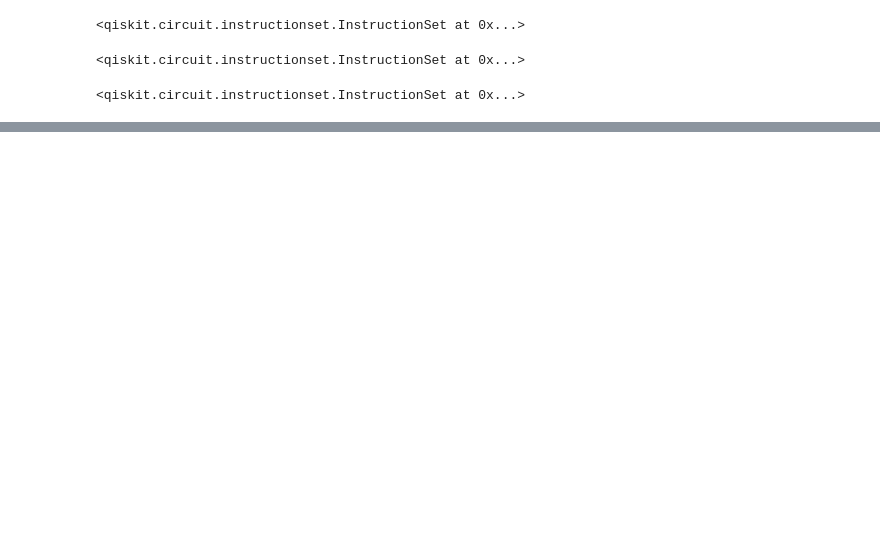
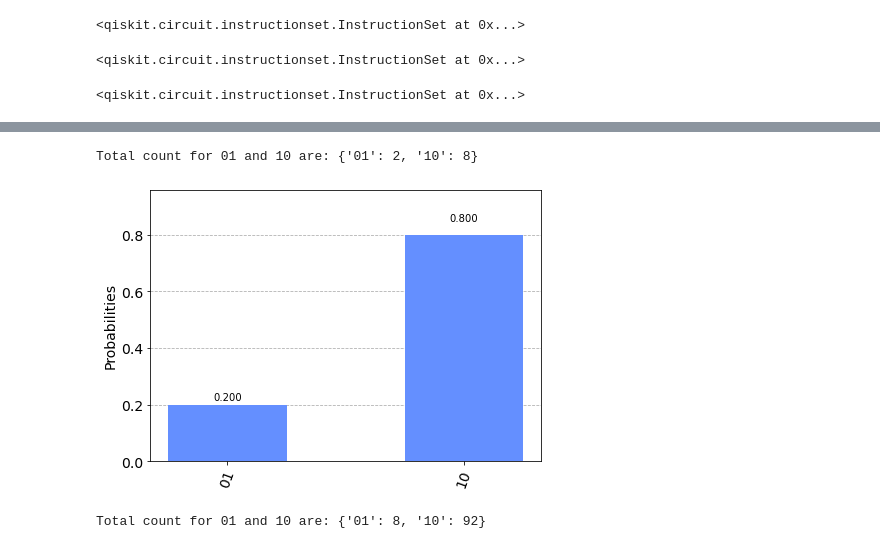
Before and after one commit to PRISHIta123/QOSF_Mentorship_Screening_Task2, a Jupyter notebook: QML_Screening.ipynb, the cells around one changed output, grey strips where cells are left out. Saved outputs shown, nothing was run; the diff lists cells and outputs as text; code cells hidden in the pictures; blank space fills up the shorter version.

```diff
--- a/QML_Screening.ipynb
+++ b/QML_Screening.ipynb
@@ -50,0 +73,31 @@ c5: 2/════════════════════════
+# %%
+#Checking for 10 measurements
+# Execute the circuit on the qasm simulator
+job = execute(circuit, simulator, shots=10)
+
+# Grab results from the job
+result = job.result()
+
+# Returns counts
+counts = result.get_counts(circuit)
+print("\nTotal count for 01 and 10 are:",counts)
+# %% [output]
+Total count for 01 and 10 are: {'01': 2, '10': 8}
+# %%
+#Histogram of probabilities for 01 and 10 in ten measurements
+plot_histogram(counts)
+# %% [output]
+[figure, added]
+# %%
+#Checking for 100 measurements
+# Execute the circuit on the qasm simulator
+job = execute(circuit, simulator, shots=100)
+
+# Grab results from the job
+result = job.result()
+
+# Returns counts
+counts = result.get_counts(circuit)
+print("\nTotal count for 01 and 10 are:",counts)
+# %% [output]
+Total count for 01 and 10 are: {'01': 8, '10': 92}
```
Also changed, not shown: parts of 13 cells of this notebook.
